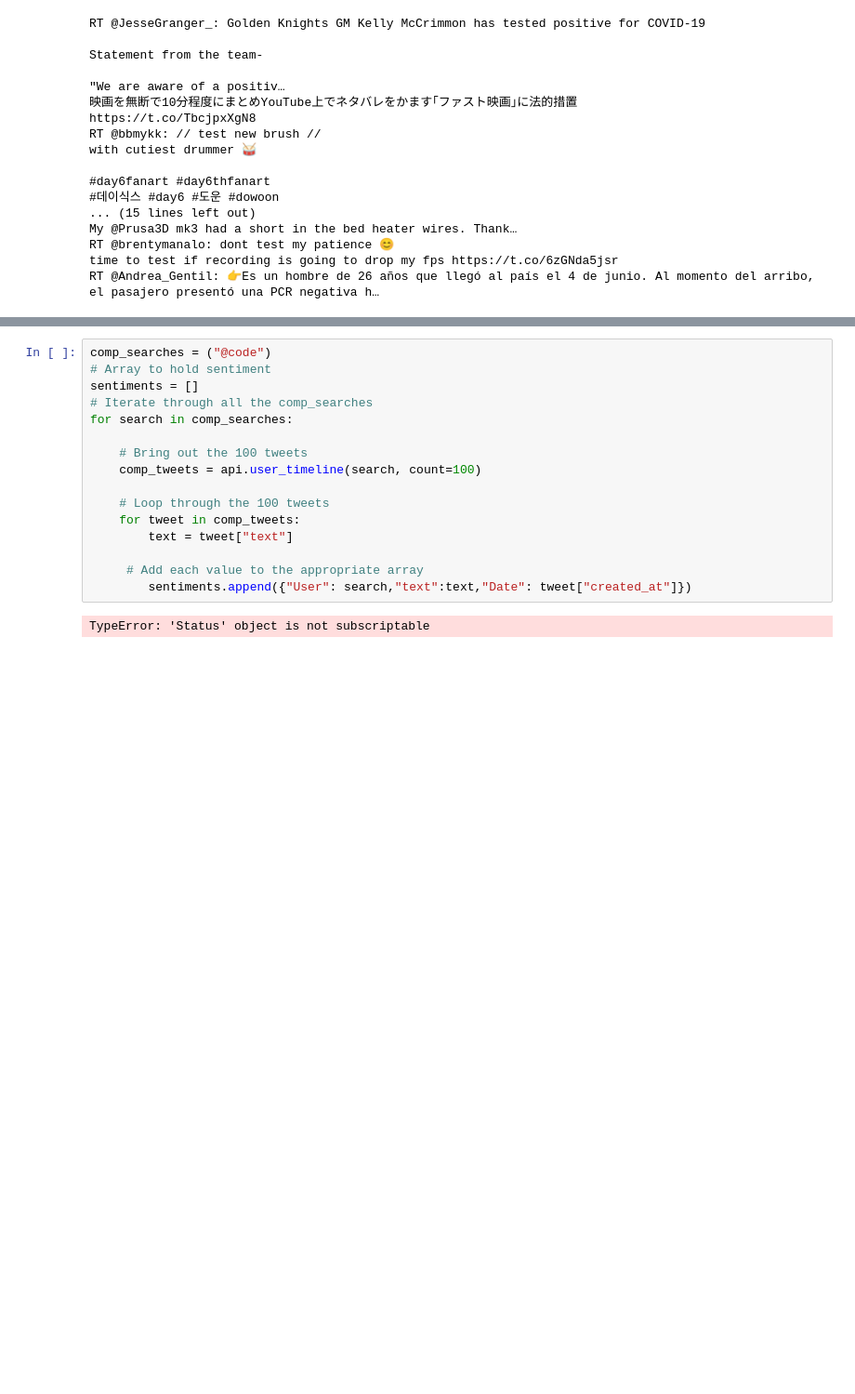
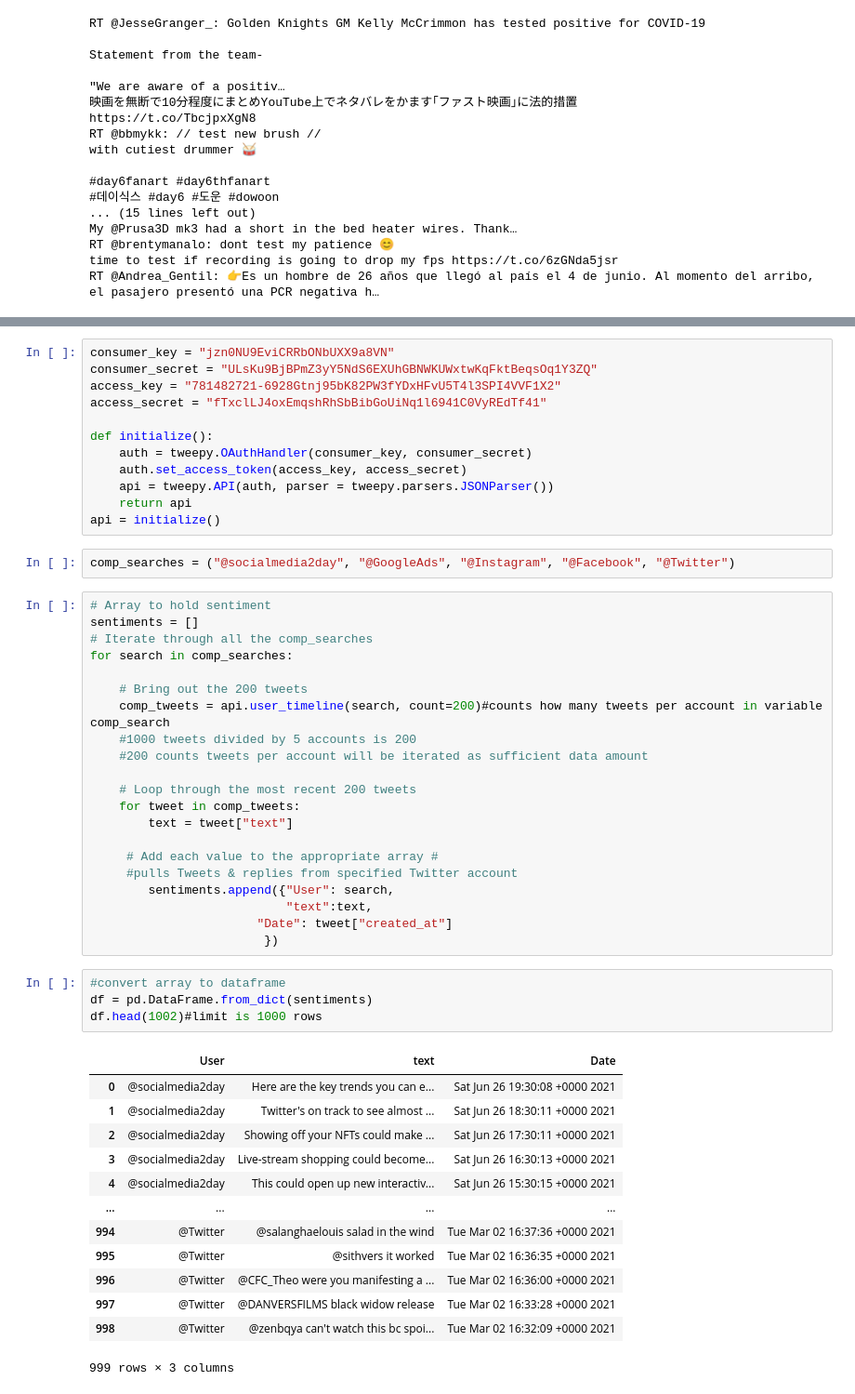
Before and after one commit to isaacm13/Twitter-Project, a Jupyter notebook: Main Code - Tweepy Project.ipynb, the cells around one changed output, grey strips where cells are left out. Shown at 93% size. Drawn from its saved outputs; the diff is of its cells as text; blank space fills up the shorter version.

```diff
--- a/Main Code - Tweepy Project.ipynb
+++ b/Main Code - Tweepy Project.ipynb
@@ -278,18 +277,53 @@ KeyboardInterrupt:
 # %%
-comp_searches = ("@code")
-# Array to hold sentiment
-sentiments = []
-# Iterate through all the comp_searches
-for search in comp_searches:
+consumer_key = "jzn0NU9EviCRRbONbUXX9a8VN"
+consumer_secret = "ULsKu9BjBPmZ3yY5NdS6EXUhGBNWKUWxtwKqFktBeqsOq1Y3ZQ"
+access_key = "781482721-6928Gtnj95bK82PW3fYDxHFvU5T4l3SPI4VVF1X2"
+access_secret = "fTxclLJ4oxEmqshRhSbBibGoUiNq1l6941C0VyREdTf41"
 
-    # Bring out the 100 tweets
-    comp_tweets = api.user_timeline(search, count=100)
-
-    # Loop through the 100 tweets
-    for tweet in comp_tweets:
-        text = tweet["text"]
-
-     # Add each value to the appropriate array
-        sentiments.append({"User": search,"text":text,"Date": tweet["created_at"]})
+def initialize():
+    auth = tweepy.OAuthHandler(consumer_key, consumer_secret)
+    auth.set_access_token(access_key, access_secret)
+    api = tweepy.API(auth, parser = tweepy.parsers.JSONParser())
+    return api
+api = initialize()
-# %% [output]
-TypeError: 'Status' object is not subscriptable
+# %%
+comp_searches = ("@socialmedia2day", "@GoogleAds", "@Instagram", "@Facebook", "@Twitter")
+# %%
+# Array to hold sentiment
+sentiments = []
+# Iterate through all the comp_searches
+for search in comp_searches:
+
+    # Bring out the 200 tweets
+    comp_tweets = api.user_timeline(search, count=200)#counts how many tweets per account in variable comp_search
+    #1000 tweets divided by 5 accounts is 200
+    #200 counts tweets per account will be iterated as sufficient data amount
+
+    # Loop through the most recent 200 tweets
+    for tweet in comp_tweets:
+        text = tweet["text"]
+
+     # Add each value to the appropriate array #
+     #pulls Tweets & replies from specified Twitter account
+        sentiments.append({"User": search,
+                           "text":text,
+                       "Date": tweet["created_at"]
+                        })
+# %%
+#convert array to dataframe
+df = pd.DataFrame.from_dict(sentiments)
+df.head(1002)#limit is 1000 rows
+# %% [output]
+|  | User | text | Date |
+| 0 | @socialmedia2day | Here are the key trends you can e... | Sat Jun 26 19:30:08 +0000 2021 |
+| 1 | @socialmedia2day | Twitter's on track to see almost ... | Sat Jun 26 18:30:11 +0000 2021 |
+| 2 | @socialmedia2day | Showing off your NFTs could make ... | Sat Jun 26 17:30:11 +0000 2021 |
+| 3 | @socialmedia2day | Live-stream shopping could become... | Sat Jun 26 16:30:13 +0000 2021 |
+| 4 | @socialmedia2day | This could open up new interactiv... | Sat Jun 26 15:30:15 +0000 2021 |
+| ... | ... | ... | ... |
+| 994 | @Twitter | @salanghaelouis salad in the wind | Tue Mar 02 16:37:36 +0000 2021 |
+| 995 | @Twitter | @sithvers it worked | Tue Mar 02 16:36:35 +0000 2021 |
+| 996 | @Twitter | @CFC_Theo were you manifesting a ... | Tue Mar 02 16:36:00 +0000 2021 |
+| 997 | @Twitter | @DANVERSFILMS black widow release | Tue Mar 02 16:33:28 +0000 2021 |
+| 998 | @Twitter | @zenbqya can't watch this bc spoi... | Tue Mar 02 16:32:09 +0000 2021 |
+999 rows × 3 columns
```
Also changed, not shown: parts of 23 cells of this notebook, 5 other files.
